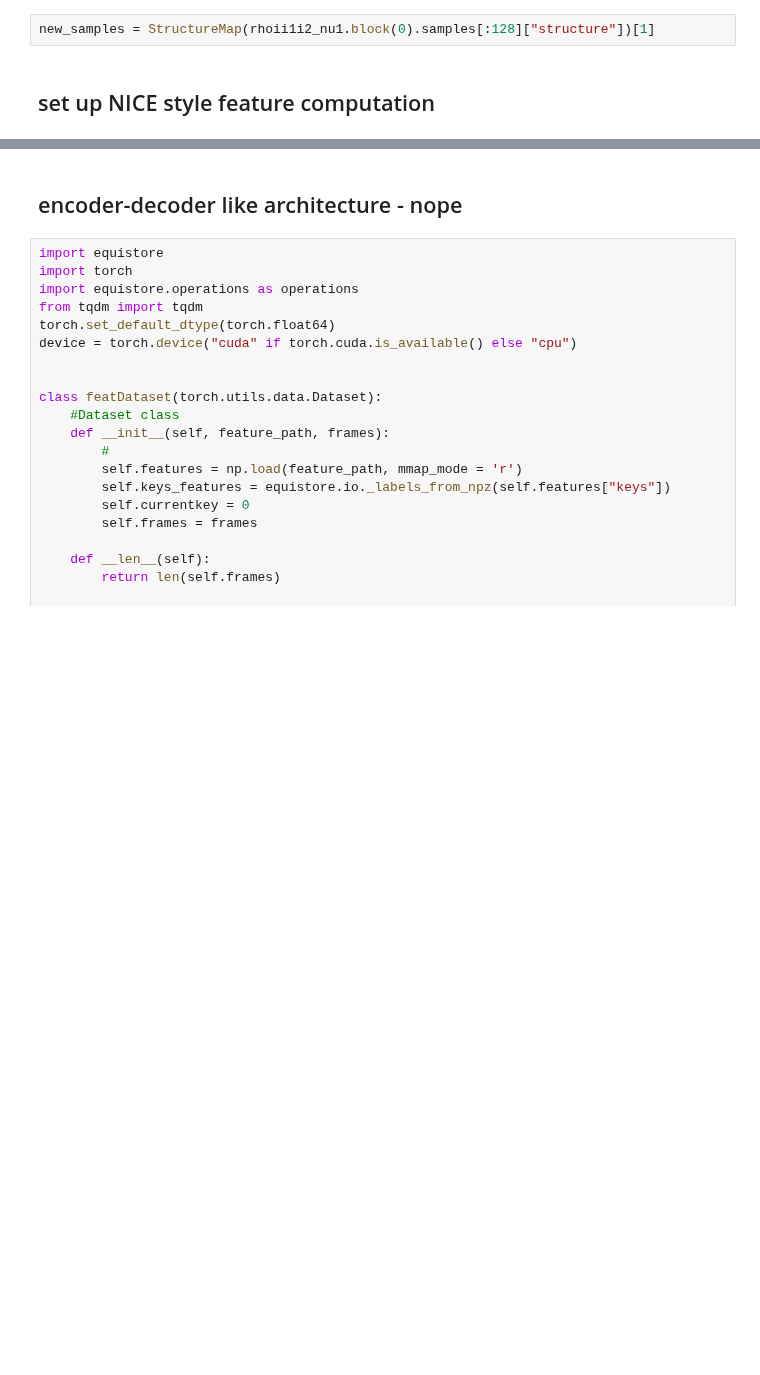
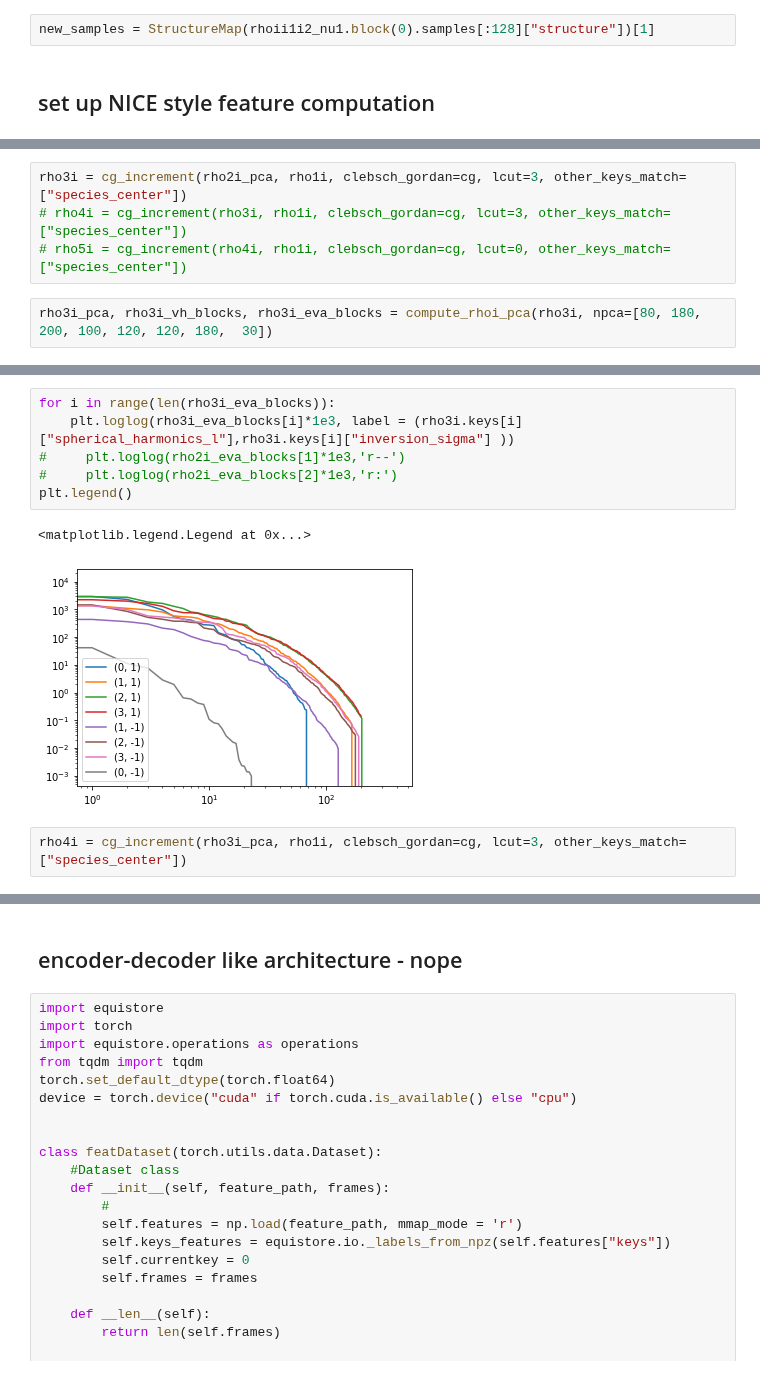
Before and after one commit to lab-cosmo/equistore-examples, a Jupyter notebook: bispectrum_counter.ipynb, the cells around one changed output, grey strips where cells are left out. Drawn from its saved outputs; the diff is of its cells as text; blank space fills up the shorter version.

```diff
--- a/bispectrum_counter.ipynb
+++ b/bispectrum_counter.ipynb
@@ -889,0 +967,6 @@ new_samples = StructureMap(rhoii1i2_nu1.block(0).samples[:128]["structure"])[1]
+# %%
+rho3i = cg_increment(rho2i_pca, rho1i, clebsch_gordan=cg, lcut=3, other_keys_match=["species_center"])
+# rho4i = cg_increment(rho3i, rho1i, clebsch_gordan=cg, lcut=3, other_keys_match=["species_center"])
+# rho5i = cg_increment(rho4i, rho1i, clebsch_gordan=cg, lcut=0, other_keys_match=["species_center"])
+# %%
+rho3i_pca, rho3i_vh_blocks, rho3i_eva_blocks = compute_rhoi_pca(rho3i, npca=[80, 180, 200, 100, 120, 120, 180,  30])
@@ -889,0 +991,11 @@ new_samples = StructureMap(rhoii1i2_nu1.block(0).samples[:128]["structure"])[1]
+# %%
+for i in range(len(rho3i_eva_blocks)):
+    plt.loglog(rho3i_eva_blocks[i]*1e3, label = (rho3i.keys[i]["spherical_harmonics_l"],rho3i.keys[i]["inversion_sigma"] ))
+#     plt.loglog(rho2i_eva_blocks[1]*1e3,'r--')
+#     plt.loglog(rho2i_eva_blocks[2]*1e3,'r:')
+plt.legend()
+# %% [output]
+<matplotlib.legend.Legend at 0x...>
+[figure, added]
+# %%
+rho4i = cg_increment(rho3i_pca, rho1i, clebsch_gordan=cg, lcut=3, other_keys_match=["species_center"])
```
Also changed, not shown: parts of 15 cells of this notebook.
